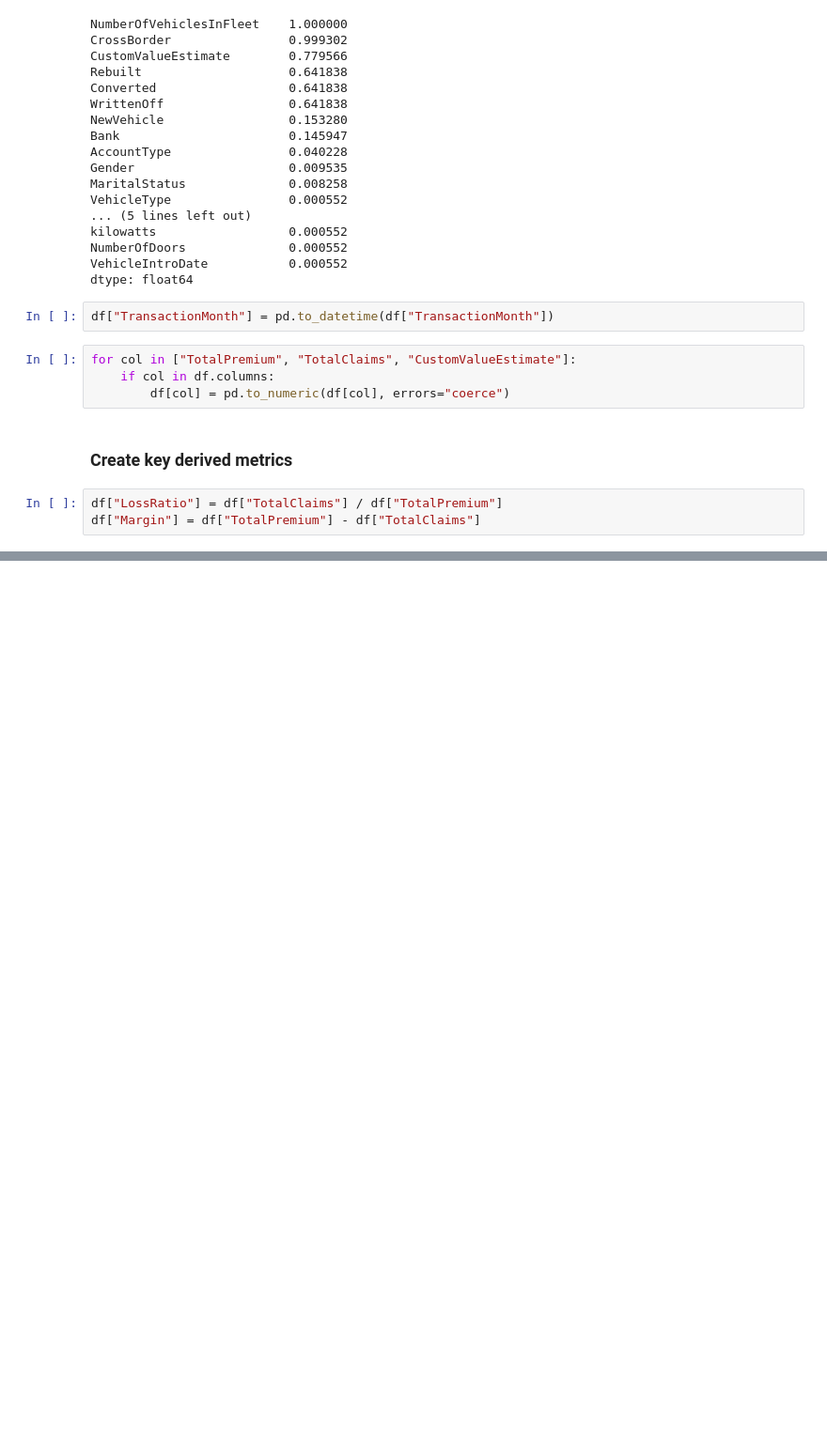
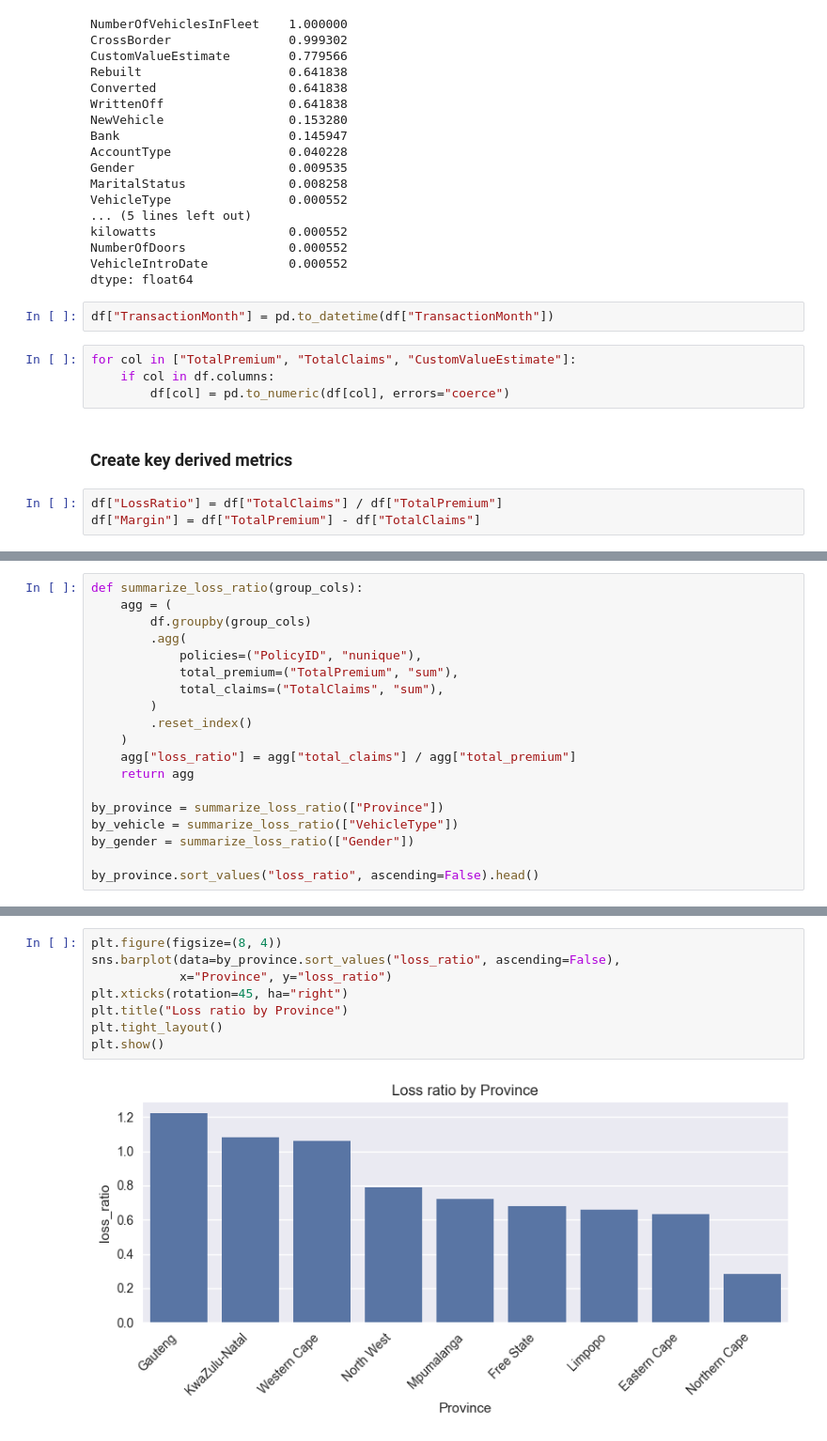
Before and after one commit to biyavani/10-academy-week-3, a Jupyter notebook: notebooks/task_1_eda.ipynb, the cells around one changed output, grey strips where cells are left out. Shown: that part at 94% size. Cells and saved outputs as stored; diff of their text form; blank space fills up the shorter version.

```diff
--- a/notebooks/task_1_eda.ipynb
+++ b/notebooks/task_1_eda.ipynb
@@ -130,0 +169,19 @@ df["Margin"] = df["TotalPremium"] - df["TotalClaims"]
+# %%
+def summarize_loss_ratio(group_cols):
+    agg = (
+        df.groupby(group_cols)
+        .agg(
+            policies=("PolicyID", "nunique"),
+            total_premium=("TotalPremium", "sum"),
+            total_claims=("TotalClaims", "sum"),
+        )
+        .reset_index()
+    )
+    agg["loss_ratio"] = agg["total_claims"] / agg["total_premium"]
+    return agg
+
+by_province = summarize_loss_ratio(["Province"])
+by_vehicle = summarize_loss_ratio(["VehicleType"])
+by_gender = summarize_loss_ratio(["Gender"])
+
+by_province.sort_values("loss_ratio", ascending=False).head()
@@ -130,0 +195,10 @@ df["Margin"] = df["TotalPremium"] - df["TotalClaims"]
+# %%
+plt.figure(figsize=(8, 4))
+sns.barplot(data=by_province.sort_values("loss_ratio", ascending=False),
+            x="Province", y="loss_ratio")
+plt.xticks(rotation=45, ha="right")
+plt.title("Loss ratio by Province")
+plt.tight_layout()
+plt.show()
+# %% [output]
+[figure, added]
```
Also changed, not shown: parts of 12 cells of this notebook.
